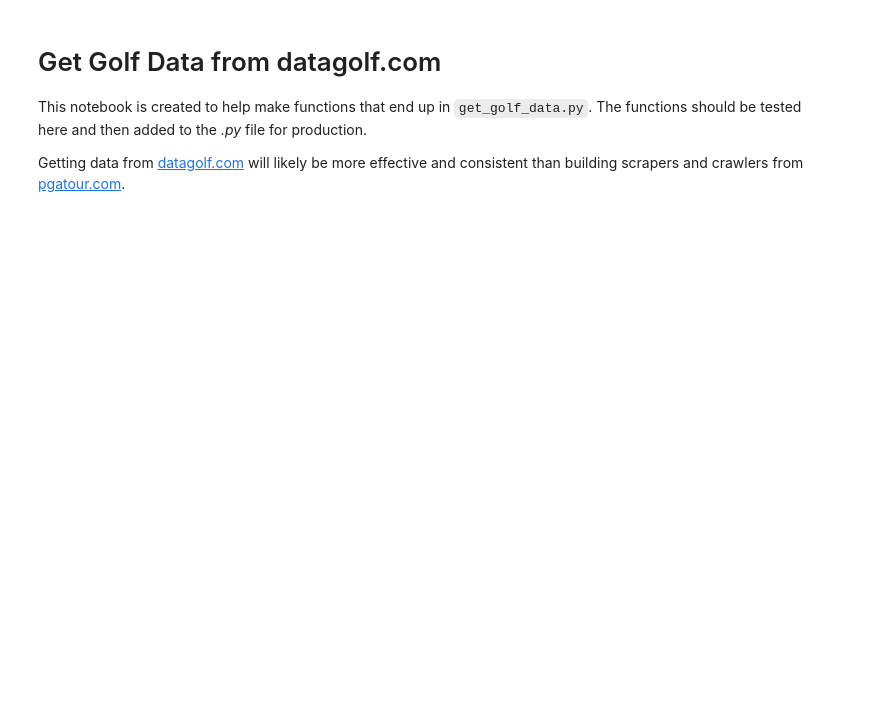
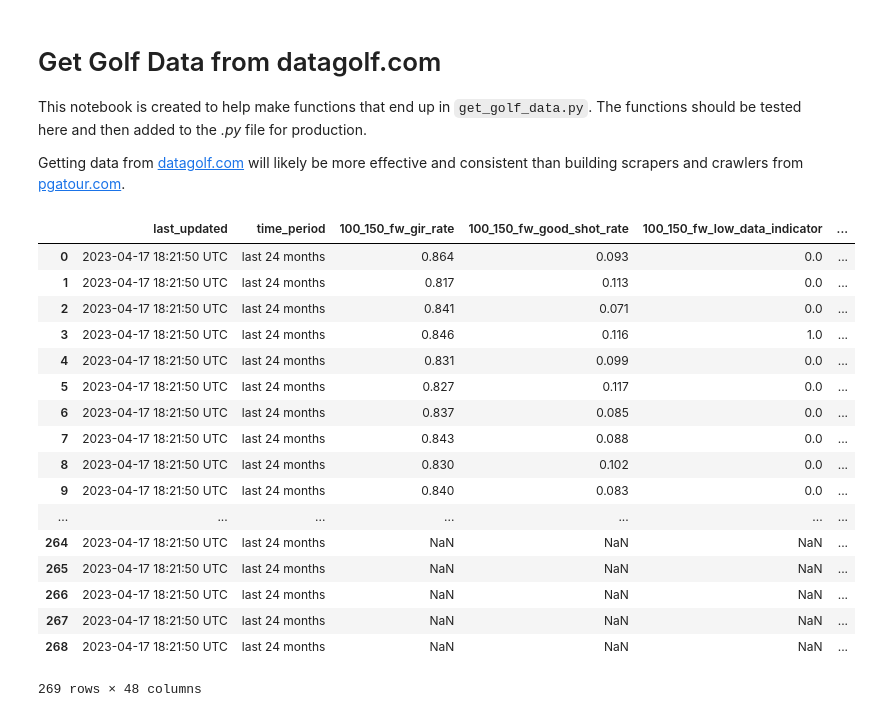
Before and after one commit to jbaviation/data-golf, a Jupyter notebook: get_data.ipynb, the cells around one changed output. Drawn from its saved outputs; the diff is of its cells as text; code cells hidden in the pictures; blank space fills up the shorter version.

Commit message:
get_approach_skill function added
Digs deeper into shots gained for approaches.

```diff
--- a/get_data.ipynb
+++ b/get_data.ipynb
@@ -19,4 +19,24 @@ pd.options.display.max_columns = 50
 # %%
 dg = pygolf.datagolf()
 
-test = dg.get_pre_tourney_predictions()
+test = dg.get_approach_skill()
+test
+# %% [output]
+|  | last_updated | time_period | 100_150_fw_gir_rate | 100_150_fw_good_shot_rate | 100_150_fw_low_data_indicator | ... |
+| 0 | 2023-04-17 18:21:50 UTC | last 24 months | 0.864 | 0.093 | 0.0 | ... |
+| 1 | 2023-04-17 18:21:50 UTC | last 24 months | 0.817 | 0.113 | 0.0 | ... |
+| 2 | 2023-04-17 18:21:50 UTC | last 24 months | 0.841 | 0.071 | 0.0 | ... |
+| 3 | 2023-04-17 18:21:50 UTC | last 24 months | 0.846 | 0.116 | 1.0 | ... |
+| 4 | 2023-04-17 18:21:50 UTC | last 24 months | 0.831 | 0.099 | 0.0 | ... |
+| 5 | 2023-04-17 18:21:50 UTC | last 24 months | 0.827 | 0.117 | 0.0 | ... |
+| 6 | 2023-04-17 18:21:50 UTC | last 24 months | 0.837 | 0.085 | 0.0 | ... |
+| 7 | 2023-04-17 18:21:50 UTC | last 24 months | 0.843 | 0.088 | 0.0 | ... |
+| 8 | 2023-04-17 18:21:50 UTC | last 24 months | 0.830 | 0.102 | 0.0 | ... |
+| 9 | 2023-04-17 18:21:50 UTC | last 24 months | 0.840 | 0.083 | 0.0 | ... |
+| ... | ... | ... | ... | ... | ... | ... |
+| 264 | 2023-04-17 18:21:50 UTC | last 24 months | NaN | NaN | NaN | ... |
+| 265 | 2023-04-17 18:21:50 UTC | last 24 months | NaN | NaN | NaN | ... |
+| 266 | 2023-04-17 18:21:50 UTC | last 24 months | NaN | NaN | NaN | ... |
+| 267 | 2023-04-17 18:21:50 UTC | last 24 months | NaN | NaN | NaN | ... |
+| 268 | 2023-04-17 18:21:50 UTC | last 24 months | NaN | NaN | NaN | ... |
+269 rows × 48 columns
```
Also changed, not shown: parts of 4 cells of this notebook, 1 other file.
